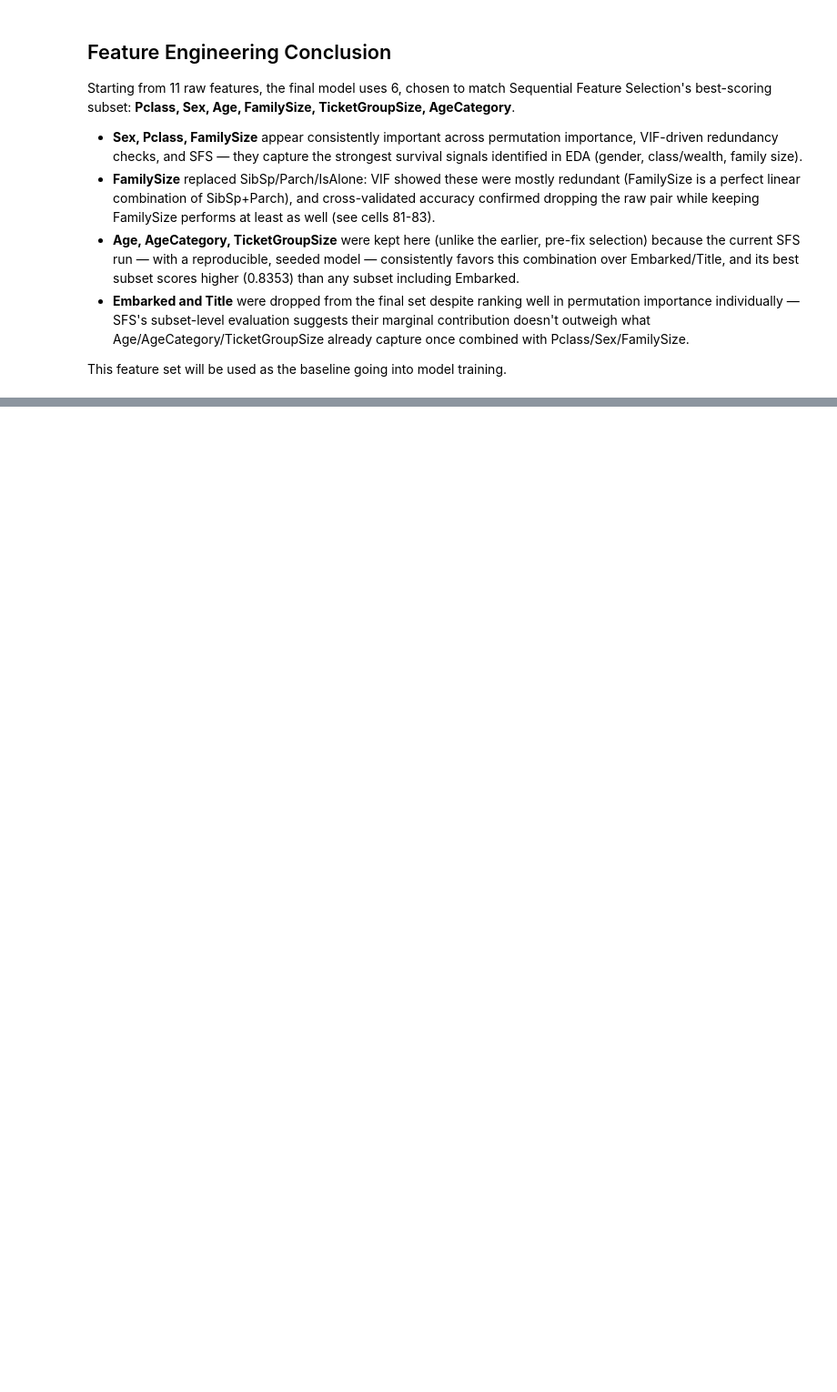
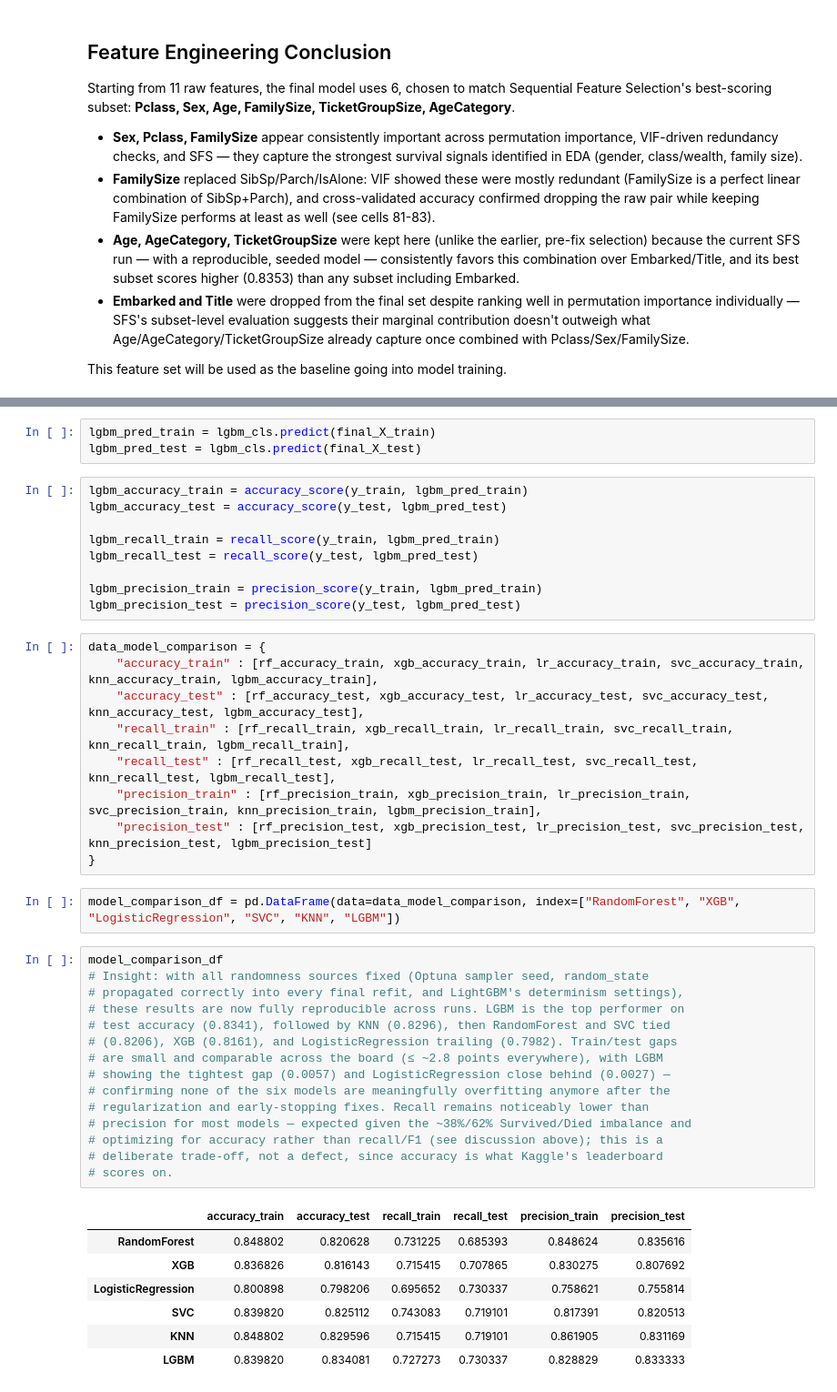
Before and after one commit to Thetahw/titanic-dataset-complete-analyze-prediction, a Jupyter notebook: notebooks/titanic_analysis.ipynb, the cells around one changed output, grey strips where cells are left out. Shown at 91% size. Drawn from its saved outputs; the diff is of its cells as text; blank space fills up the shorter version.

Commit message:
Prediction & Model Comparison

```diff
--- a/notebooks/titanic_analysis.ipynb
+++ b/notebooks/titanic_analysis.ipynb
@@ -1021,0 +1430,46 @@ This feature set will be used as the baseline going into model training.
+# %%
+lgbm_pred_train = lgbm_cls.predict(final_X_train)
+lgbm_pred_test = lgbm_cls.predict(final_X_test)
+# %%
+lgbm_accuracy_train = accuracy_score(y_train, lgbm_pred_train)
+lgbm_accuracy_test = accuracy_score(y_test, lgbm_pred_test)
+
+lgbm_recall_train = recall_score(y_train, lgbm_pred_train)
+lgbm_recall_test = recall_score(y_test, lgbm_pred_test)
+
+lgbm_precision_train = precision_score(y_train, lgbm_pred_train)
+lgbm_precision_test = precision_score(y_test, lgbm_pred_test)
+# %%
+data_model_comparison = {
+    "accuracy_train" : [rf_accuracy_train, xgb_accuracy_train, lr_accuracy_train, svc_accuracy_train, knn_accuracy_train, lgbm_accuracy_train],
+    "accuracy_test" : [rf_accuracy_test, xgb_accuracy_test, lr_accuracy_test, svc_accuracy_test, knn_accuracy_test, lgbm_accuracy_test],
+    "recall_train" : [rf_recall_train, xgb_recall_train, lr_recall_train, svc_recall_train, knn_recall_train, lgbm_recall_train],
+    "recall_test" : [rf_recall_test, xgb_recall_test, lr_recall_test, svc_recall_test, knn_recall_test, lgbm_recall_test],
+    "precision_train" : [rf_precision_train, xgb_precision_train, lr_precision_train, svc_precision_train, knn_precision_train, lgbm_precision_train],
+    "precision_test" : [rf_precision_test, xgb_precision_test, lr_precision_test, svc_precision_test, knn_precision_test, lgbm_precision_test]
+}
+# %%
+model_comparison_df = pd.DataFrame(data=data_model_comparison, index=["RandomForest", "XGB", "LogisticRegression", "SVC", "KNN", "LGBM"])
+# %%
+model_comparison_df
+# Insight: with all randomness sources fixed (Optuna sampler seed, random_state
+# propagated correctly into every final refit, and LightGBM's determinism settings),
+# these results are now fully reproducible across runs. LGBM is the top performer on
+# test accuracy (0.8341), followed by KNN (0.8296), then RandomForest and SVC tied
+# (0.8206), XGB (0.8161), and LogisticRegression trailing (0.7982). Train/test gaps
+# are small and comparable across the board (≤ ~2.8 points everywhere), with LGBM
+# showing the tightest gap (0.0057) and LogisticRegression close behind (0.0027) —
+# confirming none of the six models are meaningfully overfitting anymore after the
+# regularization and early-stopping fixes. Recall remains noticeably lower than
+# precision for most models — expected given the ~38%/62% Survived/Died imbalance and
+# optimizing for accuracy rather than recall/F1 (see discussion above); this is a
+# deliberate trade-off, not a defect, since accuracy is what Kaggle's leaderboard
+# scores on.
+# %% [output]
+|  | accuracy_train | accuracy_test | recall_train | recall_test | precision_train | precision_test |
+| RandomForest | 0.848802 | 0.820628 | 0.731225 | 0.685393 | 0.848624 | 0.835616 |
+| XGB | 0.836826 | 0.816143 | 0.715415 | 0.707865 | 0.830275 | 0.807692 |
+| LogisticRegression | 0.800898 | 0.798206 | 0.695652 | 0.730337 | 0.758621 | 0.755814 |
+| SVC | 0.839820 | 0.825112 | 0.743083 | 0.719101 | 0.817391 | 0.820513 |
+| KNN | 0.848802 | 0.829596 | 0.715415 | 0.719101 | 0.861905 | 0.831169 |
+| LGBM | 0.839820 | 0.834081 | 0.727273 | 0.730337 | 0.828829 | 0.833333 |
```
Also changed, not shown: parts of 47 cells of this notebook, 1 other file.
